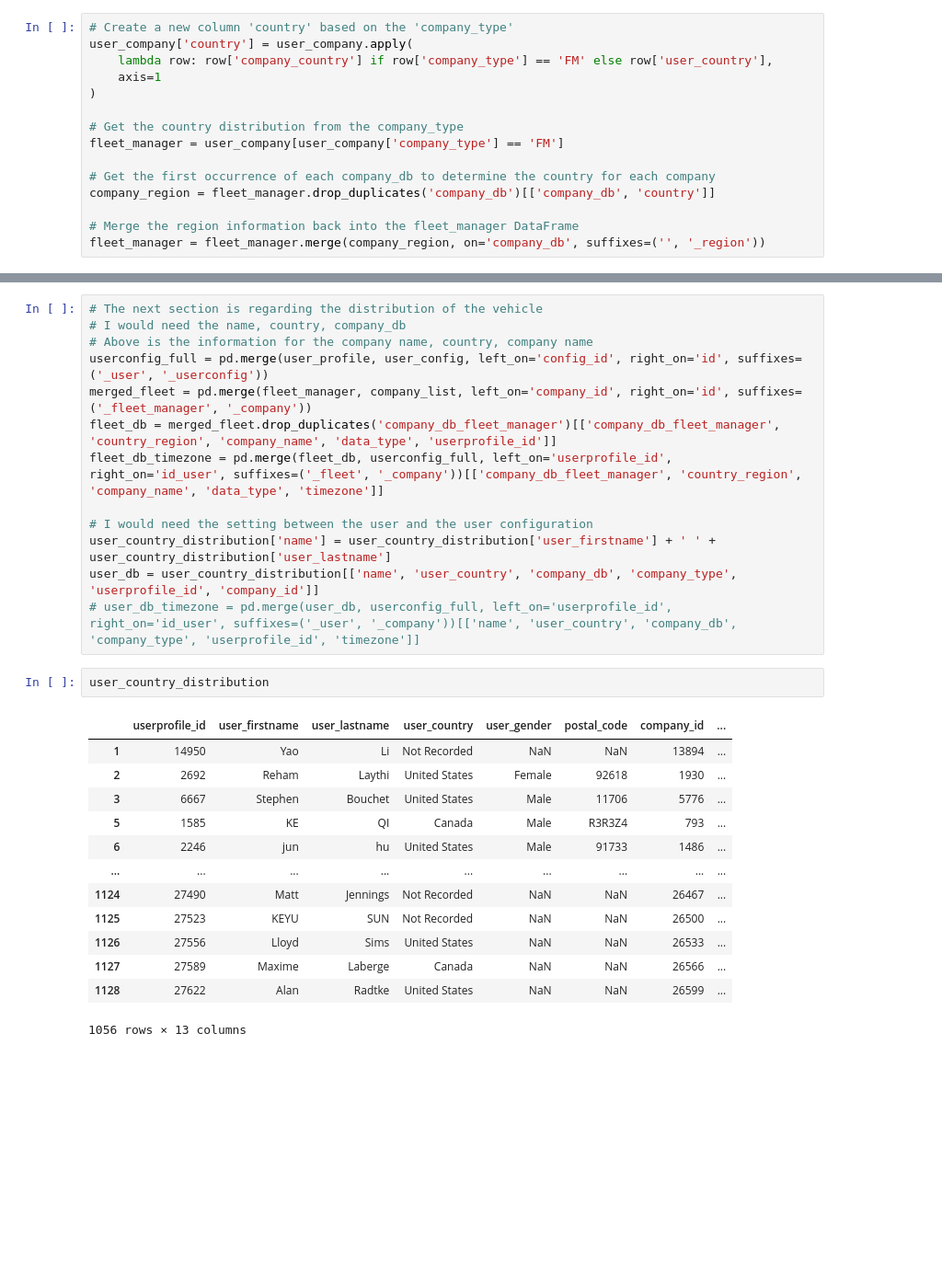
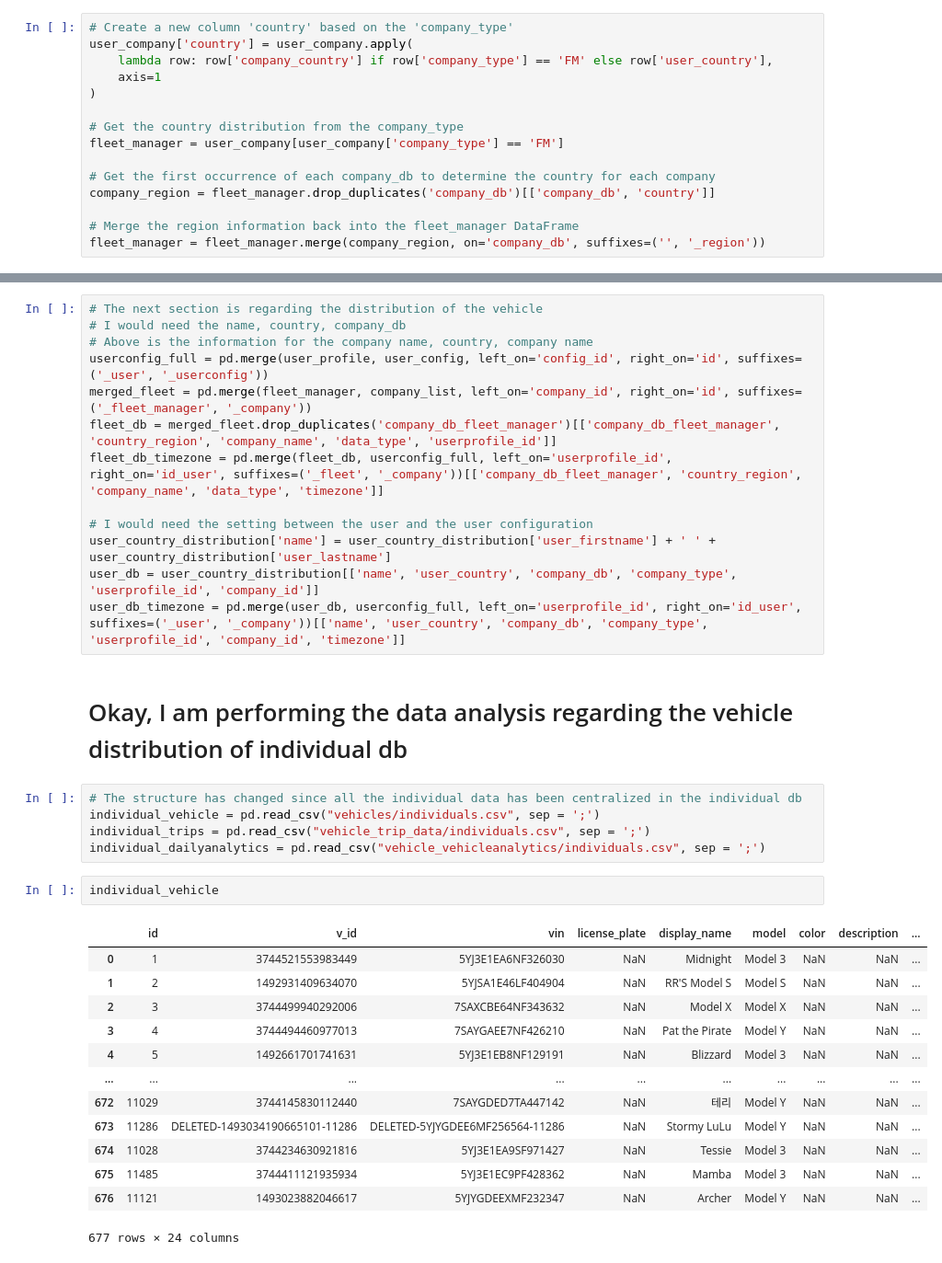
Before and after one commit to ZEVA-Global-Inc/ZEVA_data_storytelling, a Jupyter notebook: zeva_storytelling.ipynb, the cells around one changed output, grey strips where cells are left out. Shown at 92% size. Drawn from its saved outputs; the diff is of its cells as text; blank space fills up the shorter version.

Commit message:
Update the logic for the new individual structure

```diff
--- a/zeva_storytelling.ipynb
+++ b/zeva_storytelling.ipynb
@@ -349,20 +349,27 @@ fleet_db_timezone = pd.merge(fleet_db, userconfig_full, left_on='userprofile_id'
 # I would need the setting between the user and the user configuration
 user_country_distribution['name'] = user_country_distribution['user_firstname'] + ' ' + user_country_distribution['user_lastname']
 user_db = user_country_distribution[['name', 'user_country', 'company_db', 'company_type', 'userprofile_id', 'company_id']]
-# user_db_timezone = pd.merge(user_db, userconfig_full, left_on='userprofile_id', right_on='id_user', suffixes=('_user', '_company'))[['name', 'user_country', 'company_db', 'company_type', 'userprofile_id', 'timezone']]
+user_db_timezone = pd.merge(user_db, userconfig_full, left_on='userprofile_id', right_on='id_user', suffixes=('_user', '_company'))[['name', 'user_country', 'company_db', 'company_type', 'userprofile_id', 'company_id', 'timezone']]
-# %%
-user_country_distribution
-# %% [output]
-|  | userprofile_id | user_firstname | user_lastname | user_country | user_gender | postal_code | company_id | ... |
-| 1 | 14950 | Yao | Li | Not Recorded | NaN | NaN | 13894 | ... |
-| 2 | 2692 | Reham | Laythi | United States | Female | 92618 | 1930 | ... |
-| 3 | 6667 | Stephen | Bouchet | United States | Male | 11706 | 5776 | ... |
-| 5 | 1585 | KE | QI | Canada | Male | R3R3Z4 | 793 | ... |
-| 6 | 2246 | jun | hu | United States | Male | 91733 | 1486 | ... |
-| ... | ... | ... | ... | ... | ... | ... | ... | ... |
-| 1124 | 27490 | Matt | Jennings | Not Recorded | NaN | NaN | 26467 | ... |
-| 1125 | 27523 | KEYU | SUN | Not Recorded | NaN | NaN | 26500 | ... |
-| 1126 | 27556 | Lloyd | Sims | United States | NaN | NaN | 26533 | ... |
-| 1127 | 27589 | Maxime | Laberge | Canada | NaN | NaN | 26566 | ... |
-| 1128 | 27622 | Alan | Radtke | United States | NaN | NaN | 26599 | ... |
-1056 rows × 13 columns
+# %% [markdown]
+# Okay, I am performing the data analysis regarding the vehicle distribution of individual db
+# %%
+# The structure has changed since all the individual data has been centralized in the individual db
+individual_vehicle = pd.read_csv("vehicles/individuals.csv", sep = ';')
+individual_trips = pd.read_csv("vehicle_trip_data/individuals.csv", sep = ';')
+individual_dailyanalytics = pd.read_csv("vehicle_vehicleanalytics/individuals.csv", sep = ';')
+# %%
+individual_vehicle
+# %% [output]
+|  | id | v_id | vin | license_plate | display_name | model | color | description | ... |
+| 0 | 1 | 3744521553983449 | 5YJ3E1EA6NF326030 | NaN | Midnight | Model 3 | NaN | NaN | ... |
+| 1 | 2 | 1492931409634070 | 5YJSA1E46LF404904 | NaN | RR'S Model S | Model S | NaN | NaN | ... |
+| 2 | 3 | 3744499940292006 | 7SAXCBE64NF343632 | NaN | Model X | Model X | NaN | NaN | ... |
+| 3 | 4 | 3744494460977013 | 7SAYGAEE7NF426210 | NaN | Pat the Pirate | Model Y | NaN | NaN | ... |
+| 4 | 5 | 1492661701741631 | 5YJ3E1EB8NF129191 | NaN | Blizzard | Model 3 | NaN | NaN | ... |
+| ... | ... | ... | ... | ... | ... | ... | ... | ... | ... |
+| 672 | 11029 | 3744145830112440 | 7SAYGDED7TA447142 | NaN | 테리 | Model Y | NaN | NaN | ... |
+| 673 | 11286 | DELETED-1493034190665101-11286 | DELETED-5YJYGDEE6MF256564-11286 | NaN | Stormy LuLu | Model Y | NaN | NaN | ... |
+| 674 | 11028 | 3744234630921816 | 5YJ3E1EA9SF971427 | NaN | Tessie | Model 3 | NaN | NaN | ... |
+| 675 | 11485 | 3744411121935934 | 5YJ3E1EC9PF428362 | NaN | Mamba | Model 3 | NaN | NaN | ... |
+| 676 | 11121 | 1493023882046617 | 5YJYGDEEXMF232347 | NaN | Archer | Model Y | NaN | NaN | ... |
+677 rows × 24 columns
```
Also changed, not shown: parts of 1 cell of this notebook, 1 other file.
